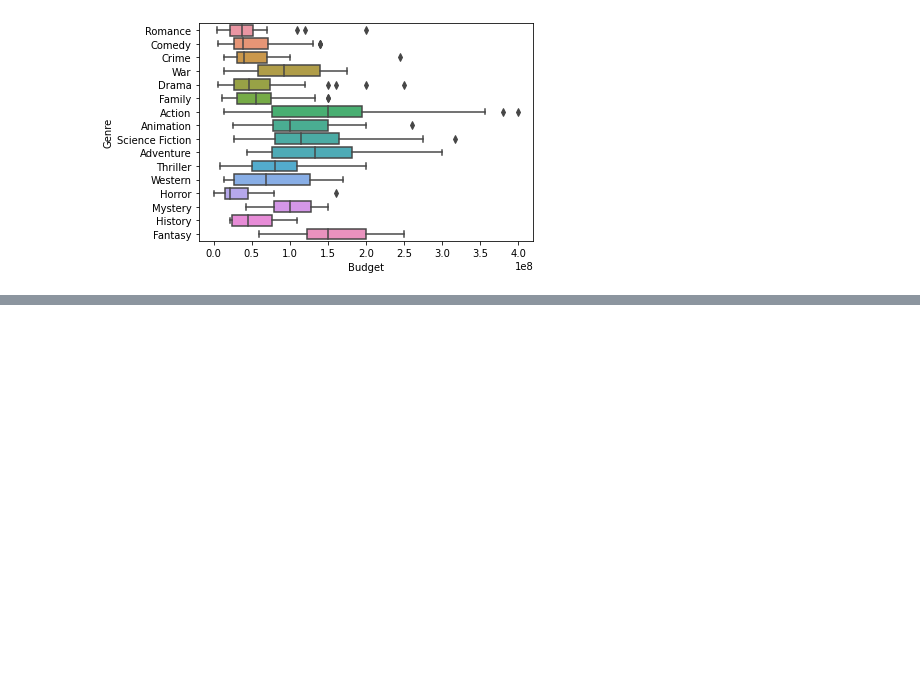
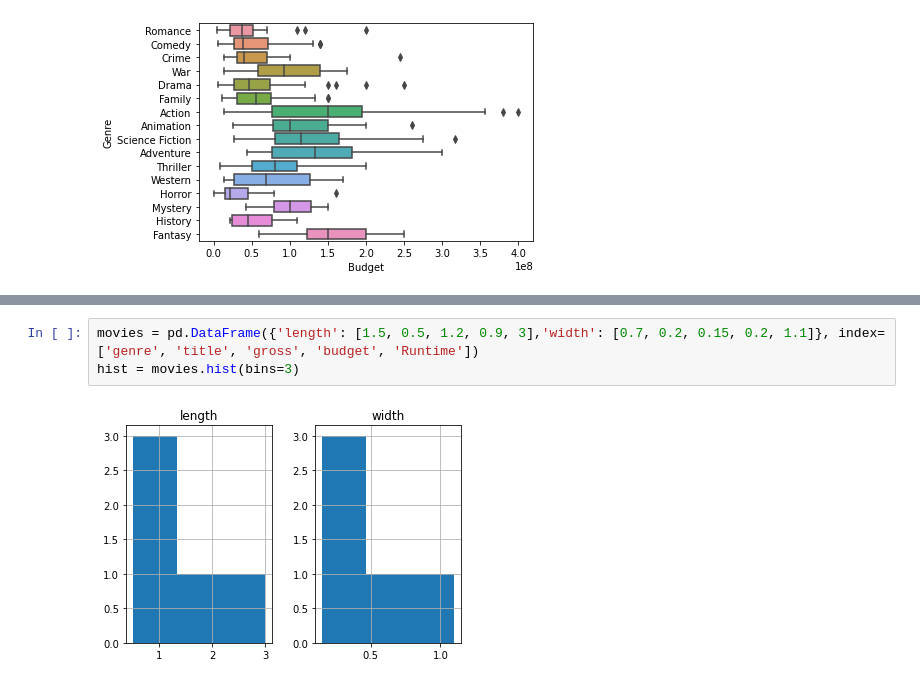
Before and after one commit to EjioforSandraAkunna/BlueBerryWine_Project, a Jupyter notebook: SPIKE.ipynb, the cells around one changed output, grey strips where cells are left out. Cells and saved outputs as stored; diff of their text form; blank space fills up the shorter version.

```diff
--- a/SPIKE.ipynb
+++ b/SPIKE.ipynb
@@ -157,0 +166,5 @@ sns.boxplot(data=movies, x="Budget", y="Genre")
+# %%
+movies = pd.DataFrame({'length': [1.5, 0.5, 1.2, 0.9, 3],'width': [0.7, 0.2, 0.15, 0.2, 1.1]}, index=['genre', 'title', 'gross', 'budget', 'Runtime'])
+hist = movies.hist(bins=3)
+# %% [output]
+[figure, added]
```
Also changed, not shown: parts of 2 cells of this notebook, 1 other file.
